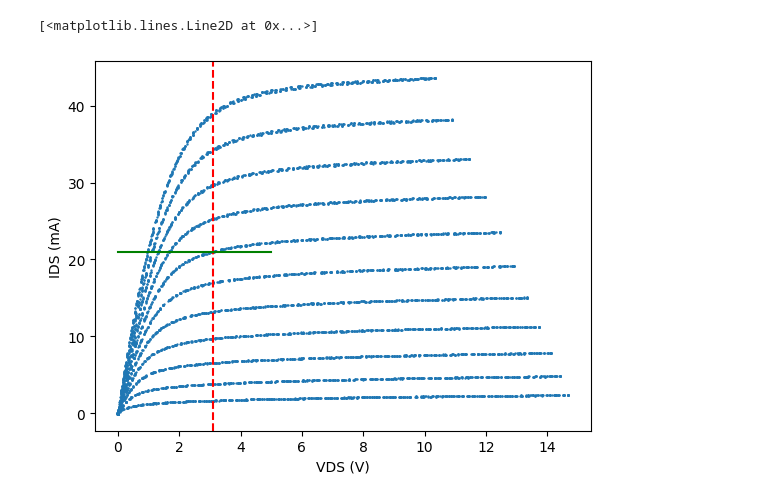
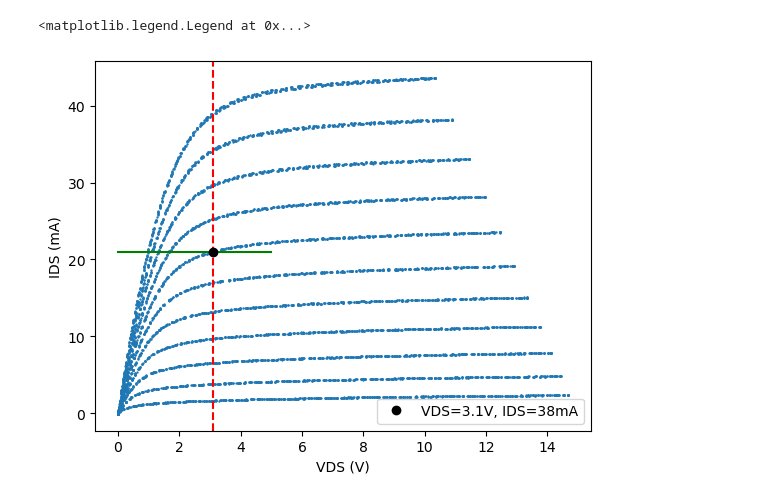
Before and after one commit to DanNguyenN/CE3202-Fundamentals, a Jupyter notebook: Lab6/main.ipynb, the cells around one changed output. Drawn from its saved outputs; the diff is of its cells as text; code cells hidden in the pictures.

```diff
--- a/Lab6/main.ipynb
+++ b/Lab6/main.ipynb
@@ -1,21 +1,25 @@
 # %%
 #Plot data in part1.csv
 import pandas as pd
 import matplotlib.pyplot as plt
 import numpy as np
 
 df = pd.read_csv('curveTrace.csv', skiprows=28, encoding='latin-1')
 
 plt.scatter(df['Channel 1 (V)'], df['Math 1 (A)'] * 1000, s=.5)
 plt.xlabel('VDS (V)')
 plt.ylabel('IDS (mA)')
 
 #Plot x=3.1
-plt.axvline(x=3.1, color='r', linestyle='--', label='VDS=3.1V')
+plt.axvline(x=3.1, color='r', linestyle='--')
 
 x = np.linspace(0, 5, 100)
 y = np.linspace(21, 21, 100)
-plt.plot(x, y, '-g', label='IDS=38mA')
+plt.plot(x, y, '-g')
+
+plt.plot(3.1, 21, 'ko', label='VDS=3.1V, IDS=38mA')
+#Label the point
+plt.legend()
 # %% [output]
-[<matplotlib.lines.Line2D at 0x...>]
+<matplotlib.legend.Legend at 0x...>
-[figure, old version]
+[figure, new version]
```
Also changed, not shown: parts of 5 cells of this notebook, 7 other files.
